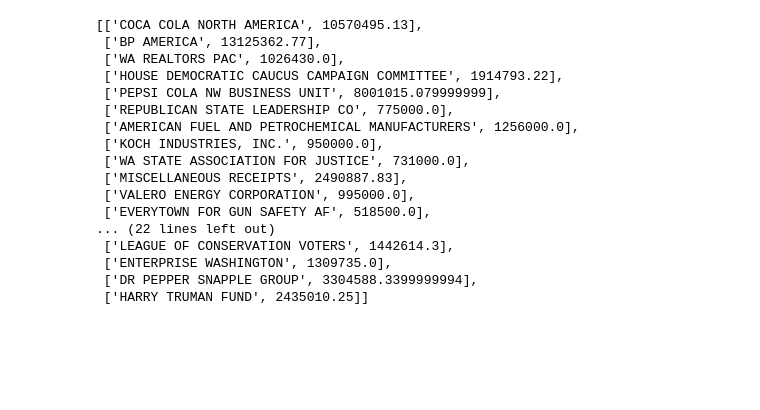
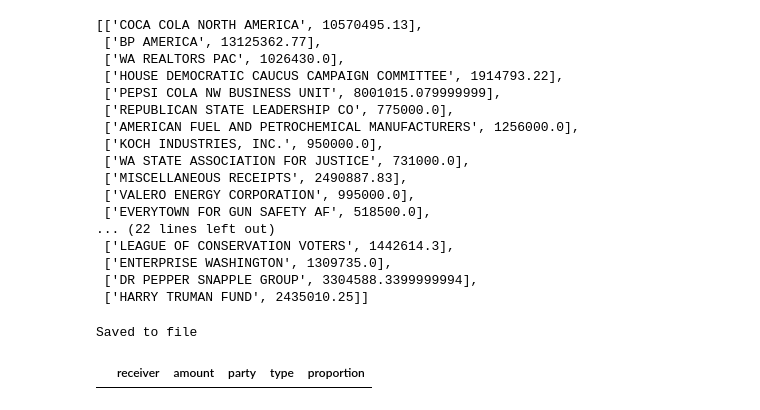
Before and after one commit to birdmw/Light_Money, a Jupyter notebook: Testing.ipynb, the cells around one changed output. Drawn from its saved outputs; the diff is of its cells as text; code cells hidden in the pictures; blank space fills up the shorter version.

```diff
--- a/Testing.ipynb
+++ b/Testing.ipynb
@@ -790,6 +1029,9 @@ def load_pac_data(filename, nrows=0, debug=True, name_dict = {}):
 # %%
 
 print("Running Main")
+
+filename_IE = 'data\Independent_Campaign_Expenditures_and_Electioneering_Communications20181110.csv'
+filename_pac = 'data\Contributions_to_Candidates_and_Political_Committees20181110.csv'
 
 print('Generate synonym dictionary')
 start = time.time()
@@ -799,12 +1041,11 @@ end = time.time()
 print(end - start)
 
 print("Read in and process IE data")
-data_ie = load_ie_data('data\Independent_Campaign_Expenditures_and_Electioneering_Communications20181110.csv')
+data_ie = load_ie_data(filename_IE)
 
 print("Read in and process PAC/Candidate data")
 print('If there is a DtypeWarning about columns (11,23) we can ignore it')
-data_pac = load_pac_data('data\Contributions_to_Candidates_and_Political_Committees20181110.csv',
-                             name_dict=donor_synonym_dict)
+data_pac = load_pac_data(filename_pac,name_dict=donor_synonym_dict)
 #data_pac = load_pac_data('data\small test data.csv')
 
 print("Sum donations (multiple donations from a donor to a receiver are summed)")
@@ -1084,6 +1332,17 @@ NATIVE WOMENS PAC
  ['ENTERPRISE WASHINGTON', 1309735.0],
  ['DR PEPPER SNAPPLE GROUP', 3304588.3399999994],
  ['HARRY TRUMAN FUND', 2435010.25]]
+# %%
+pickle_out = open('data_2019.pkl', 'wb')
+pickle.dump(data_pac, pickle_out)
+pickle_out.close()
+print('Saved to file')
+# %% [output]
+Saved to file
+# %%
+data_pac.all_donors['SEYFETTIN VELIT'].money_out_resolved
+# %% [output]
+|  | receiver | amount | party | type | proportion |
 # %%
 # for reloading IE data
 data_ie = load_ie_data('data\Independent_Campaign_Expenditures_and_Electioneering_Communications20181110.csv')
```
Also changed, not shown: parts of 5 cells of this notebook, 16 other files.
